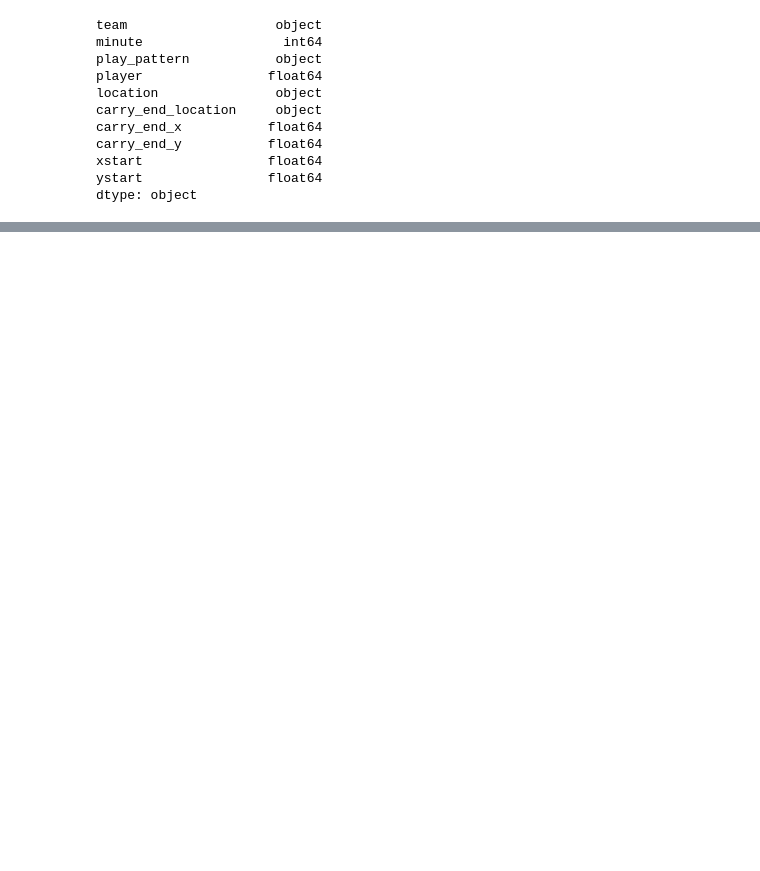
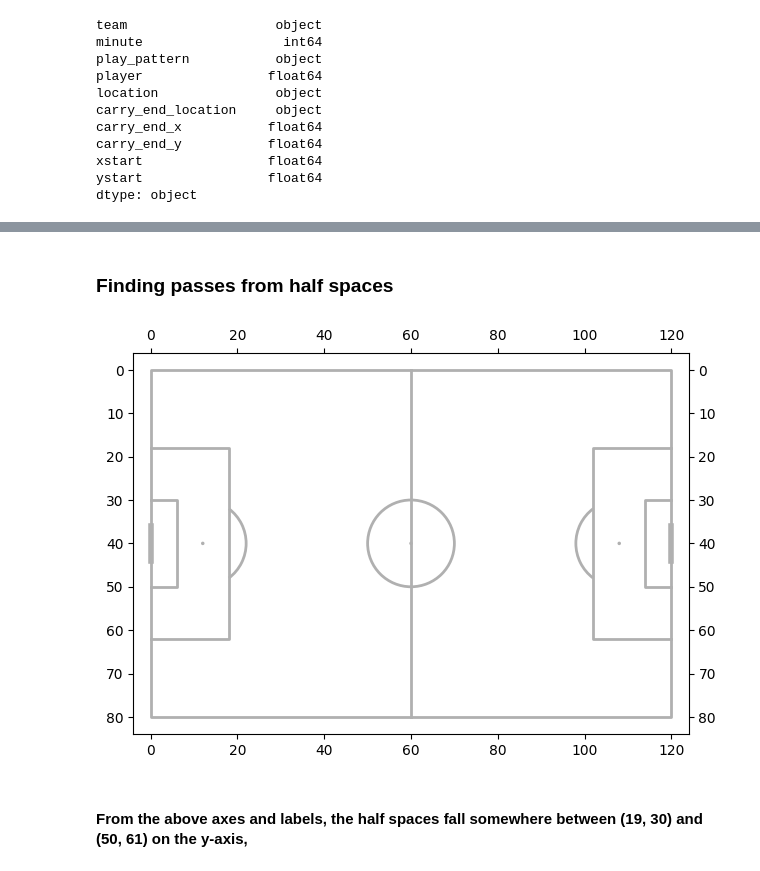
Before and after one commit to der-amit/soccer_plots, a Jupyter notebook: mls_plots.ipynb, the cells around one changed output, grey strips where cells are left out. Cells and saved outputs as stored; diff of their text form; code cells hidden in the pictures; blank space fills up the shorter version.

Commit message:
added half-space passes

```diff
--- a/mls_plots.ipynb
+++ b/mls_plots.ipynb
@@ -387,0 +336,9 @@ Text(0.5, 1.0, 'LAFC - carries into final third')
+# %% [markdown]
+### Finding passes from half spaces
+# %%
+pitch_axes = Pitch(pitch_type= 'statsbomb',axis = True, label = True, tick = True)
+fix, ax = pitch_axes.draw()
+# %% [output]
+[figure, added]
+# %% [markdown]
+#### From the above axes and labels, the half spaces fall somewhere between (19, 30) and (50, 61) on the y-axis,
```
Also changed, not shown: parts of 17 cells of this notebook.
